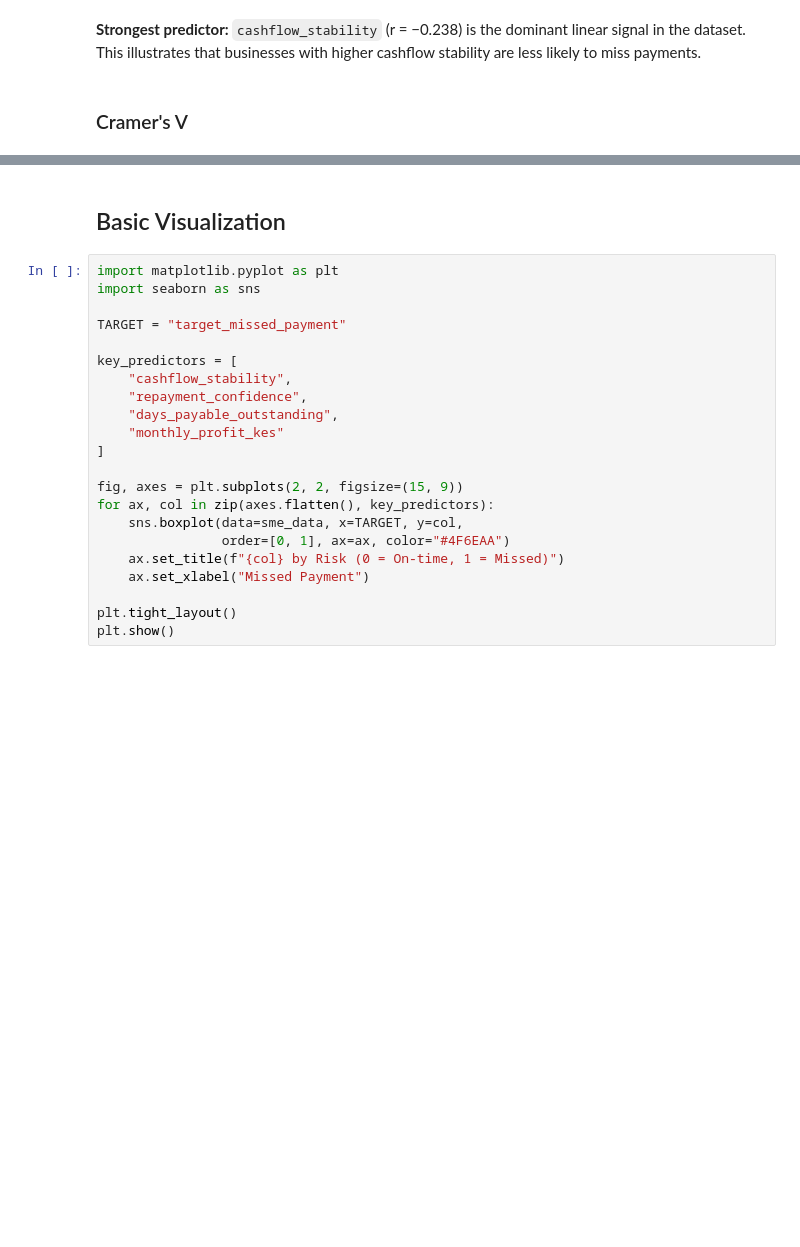
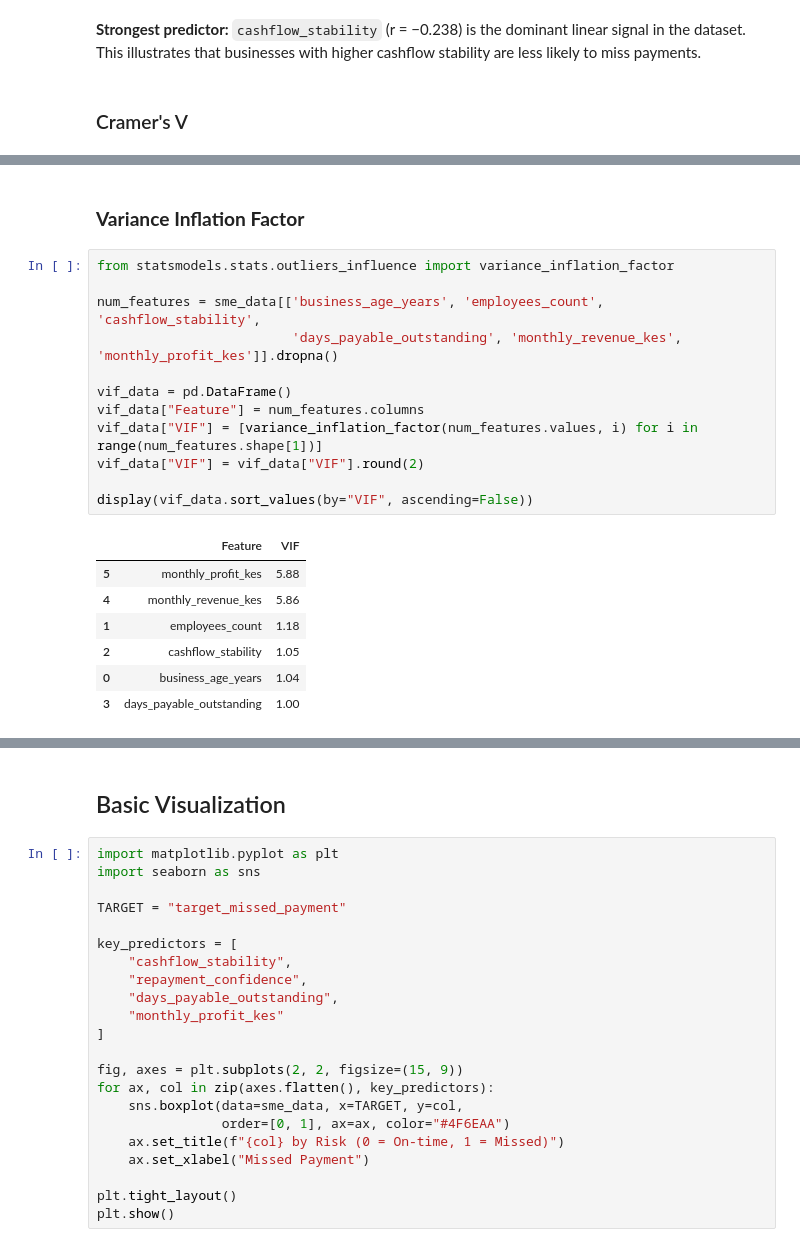
Before and after one commit to Zard3017/CreditScoring_system, a Jupyter notebook: notebooks/credit_scoring.ipynb, the cells around one changed output, grey strips where cells are left out. Drawn from its saved outputs; the diff is of its cells as text; blank space fills up the shorter version.

```diff
--- a/notebooks/credit_scoring.ipynb
+++ b/notebooks/credit_scoring.ipynb
@@ -451,0 +566,22 @@ Cramér's V with target:
+# %% [markdown]
+### **Variance Inflation Factor**
+# %%
+from statsmodels.stats.outliers_influence import variance_inflation_factor
+
+num_features = sme_data[['business_age_years', 'employees_count', 'cashflow_stability',
+                         'days_payable_outstanding', 'monthly_revenue_kes', 'monthly_profit_kes']].dropna()
+
+vif_data = pd.DataFrame()
+vif_data["Feature"] = num_features.columns
+vif_data["VIF"] = [variance_inflation_factor(num_features.values, i) for i in range(num_features.shape[1])]
+vif_data["VIF"] = vif_data["VIF"].round(2)
+
+display(vif_data.sort_values(by="VIF", ascending=False))
+# %% [output]
+|  | Feature | VIF |
+| 5 | monthly_profit_kes | 5.88 |
+| 4 | monthly_revenue_kes | 5.86 |
+| 1 | employees_count | 1.18 |
+| 2 | cashflow_stability | 1.05 |
+| 0 | business_age_years | 1.04 |
+| 3 | days_payable_outstanding | 1.00 |
```
Also changed, not shown: parts of 12 cells of this notebook.
